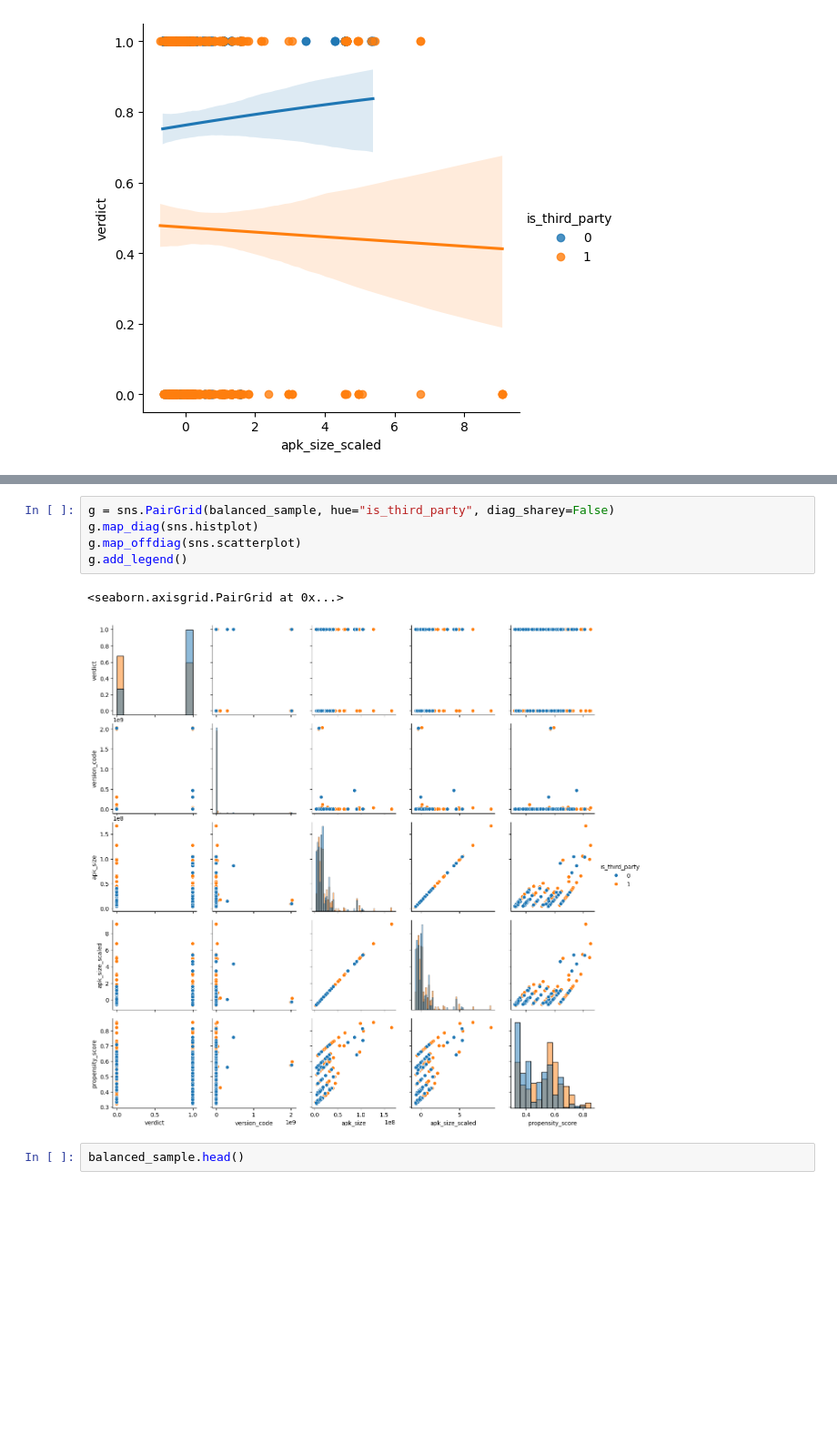
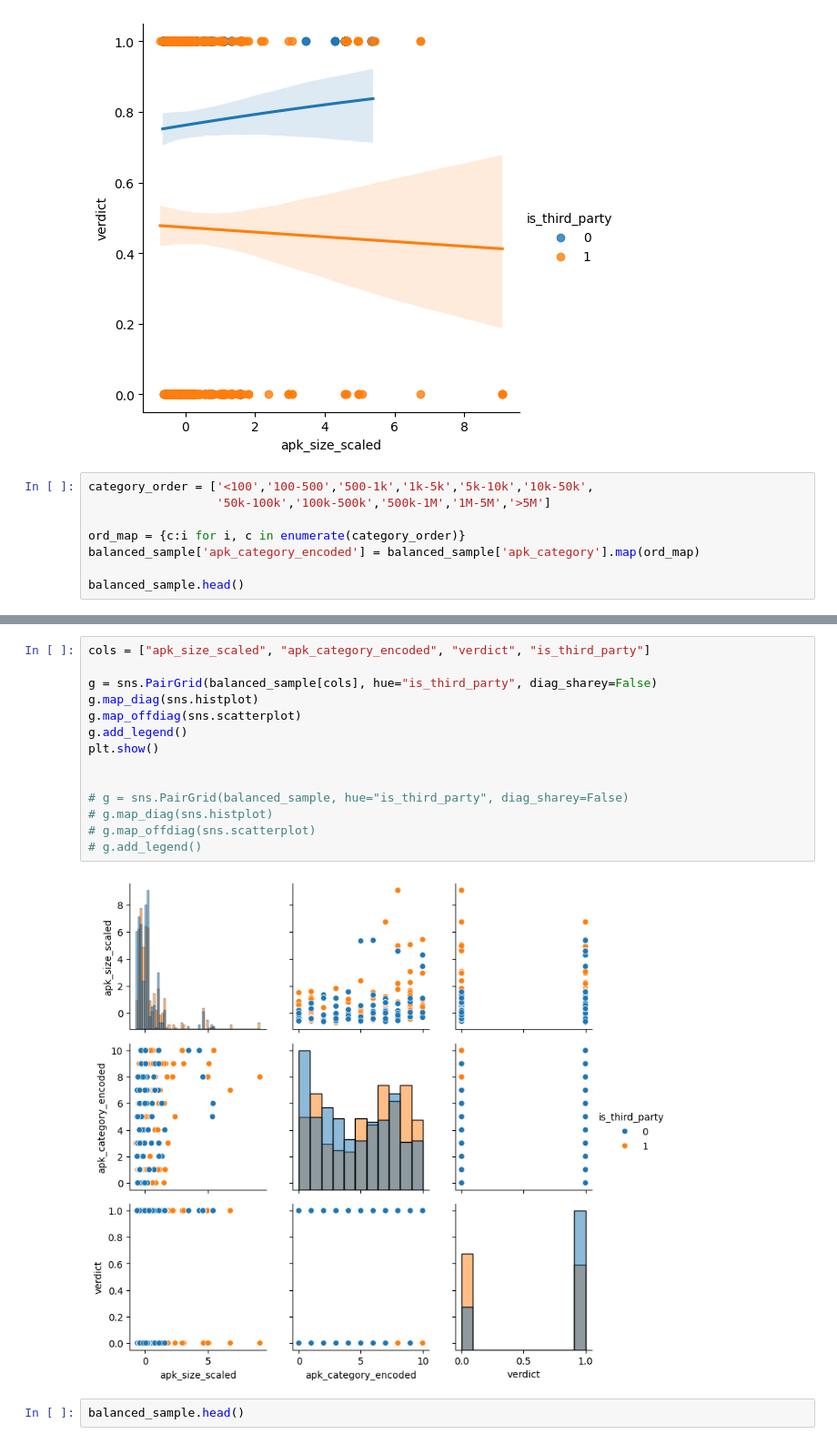
Before and after one commit to MdAkramKhanJehad/ci4security, a Jupyter notebook: causal_analysis/causal_analysis.ipynb, the cells around one changed output, grey strips where cells are left out. Shown at 91% size. Cells and saved outputs as stored; diff of their text form; blank space fills up the shorter version.

Commit message:
update plots based on apk_category encoded

```diff
--- a/causal_analysis/causal_analysis.ipynb
+++ b/causal_analysis/causal_analysis.ipynb
@@ -220,3 +225,11 @@ sns.lmplot(
 # %% [output]
 <seaborn.axisgrid.FacetGrid at 0x...>
 [figure]
+# %%
+category_order = ['<100','100-500','500-1k','1k-5k','5k-10k','10k-50k',
+                  '50k-100k','100k-500k','500k-1M','1M-5M','>5M']
+
+ord_map = {c:i for i, c in enumerate(category_order)}
+balanced_sample['apk_category_encoded'] = balanced_sample['apk_category'].map(ord_map)
+
+balanced_sample.head()
@@ -223,11 +275,19 @@ sns.lmplot(
 # %%
-g = sns.PairGrid(balanced_sample, hue="is_third_party", diag_sharey=False)
+cols = ["apk_size_scaled", "apk_category_encoded", "verdict", "is_third_party"]
+
+g = sns.PairGrid(balanced_sample[cols], hue="is_third_party", diag_sharey=False)
 g.map_diag(sns.histplot)
 g.map_offdiag(sns.scatterplot)
 g.add_legend()
+plt.show()
+
+
+# g = sns.PairGrid(balanced_sample, hue="is_third_party", diag_sharey=False)
+# g.map_diag(sns.histplot)
+# g.map_offdiag(sns.scatterplot)
+# g.add_legend()
 # %% [output]
-<seaborn.axisgrid.PairGrid at 0x...>
-[figure, old version]
+[figure, new version]
 # %%
 balanced_sample.head()
 # %% [output]
```
Also changed, not shown: parts of 8 cells of this notebook, 2 other files.
